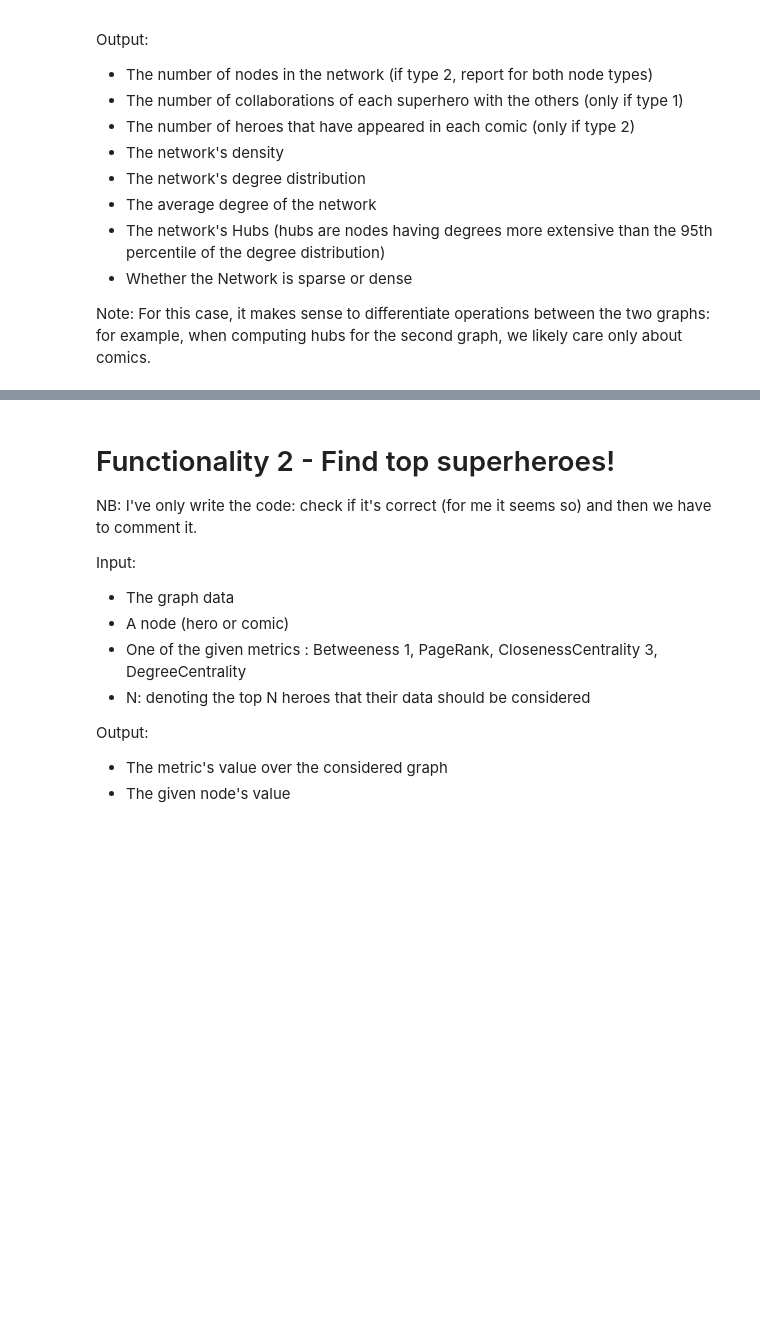
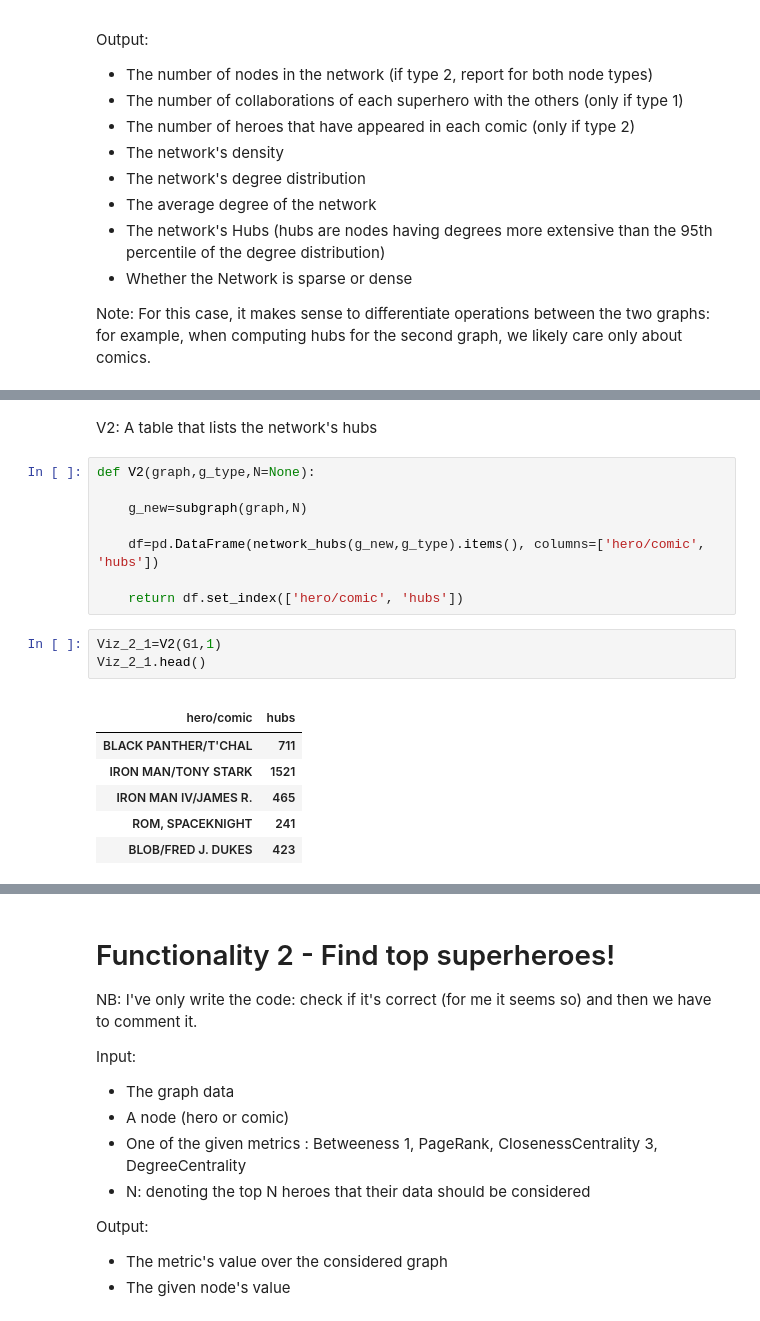
Before and after one commit to ludomazza/ADM_HW5, a Jupyter notebook: HW5_Ludo.ipynb, the cells around one changed output, grey strips where cells are left out. Cells and saved outputs as stored; diff of their text form; blank space fills up the shorter version.

```diff
--- a/HW5_Ludo.ipynb
+++ b/HW5_Ludo.ipynb
@@ -394,0 +463,21 @@ Extract_G_Features(G2,g_type=2,N=10)
+# %% [markdown]
+V2: A table that lists the network's hubs
+# %%
+def V2(graph,g_type,N=None):
+
+    g_new=subgraph(graph,N)
+
+    df=pd.DataFrame(network_hubs(g_new,g_type).items(), columns=['hero/comic', 'hubs'])
+
+    return df.set_index(['hero/comic', 'hubs'])
+# %%
+Viz_2_1=V2(G1,1)
+Viz_2_1.head()
+# %% [output]
+|  |  |
+| hero/comic | hubs |
+| BLACK PANTHER/T'CHAL | 711 |
+| IRON MAN/TONY STARK | 1521 |
+| IRON MAN IV/JAMES R. | 465 |
+| ROM, SPACEKNIGHT | 241 |
+| BLOB/FRED J. DUKES | 423 |
```
Also changed, not shown: parts of 47 cells of this notebook.
